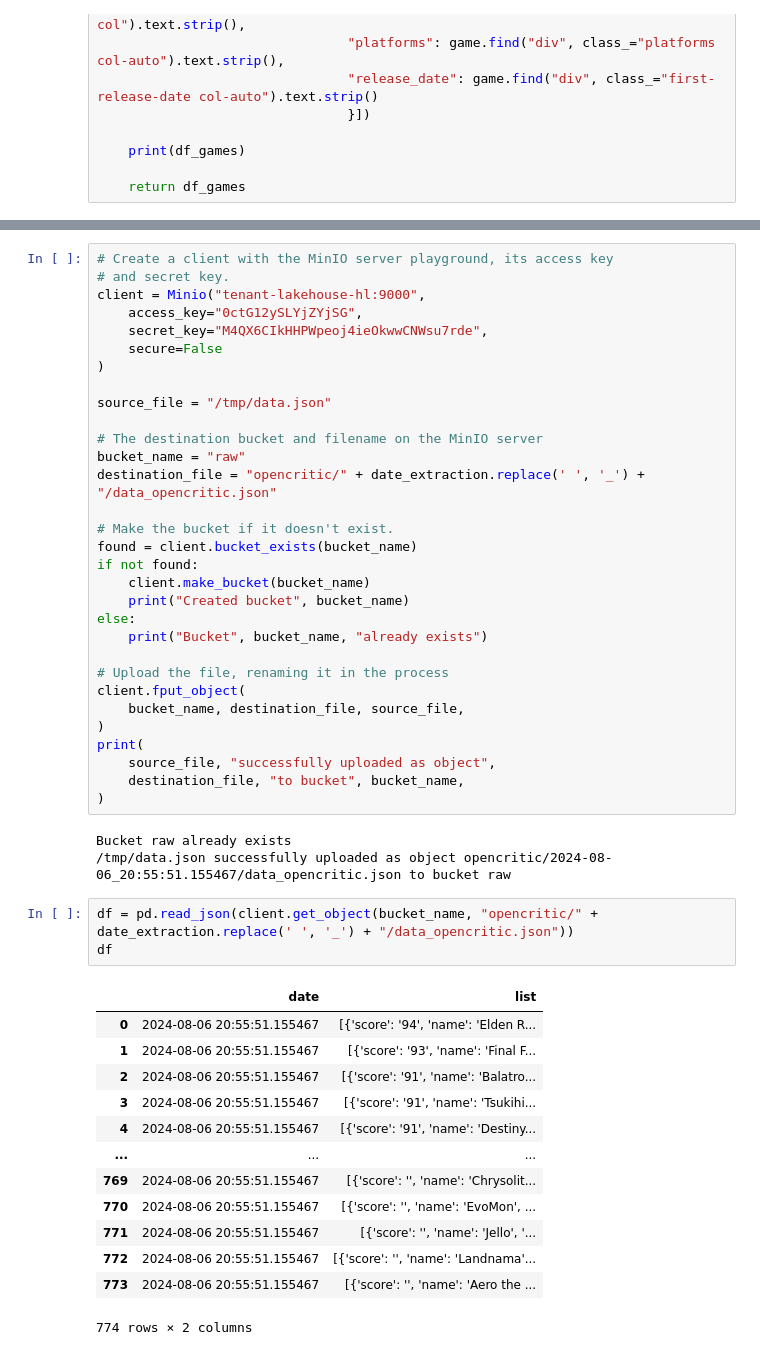
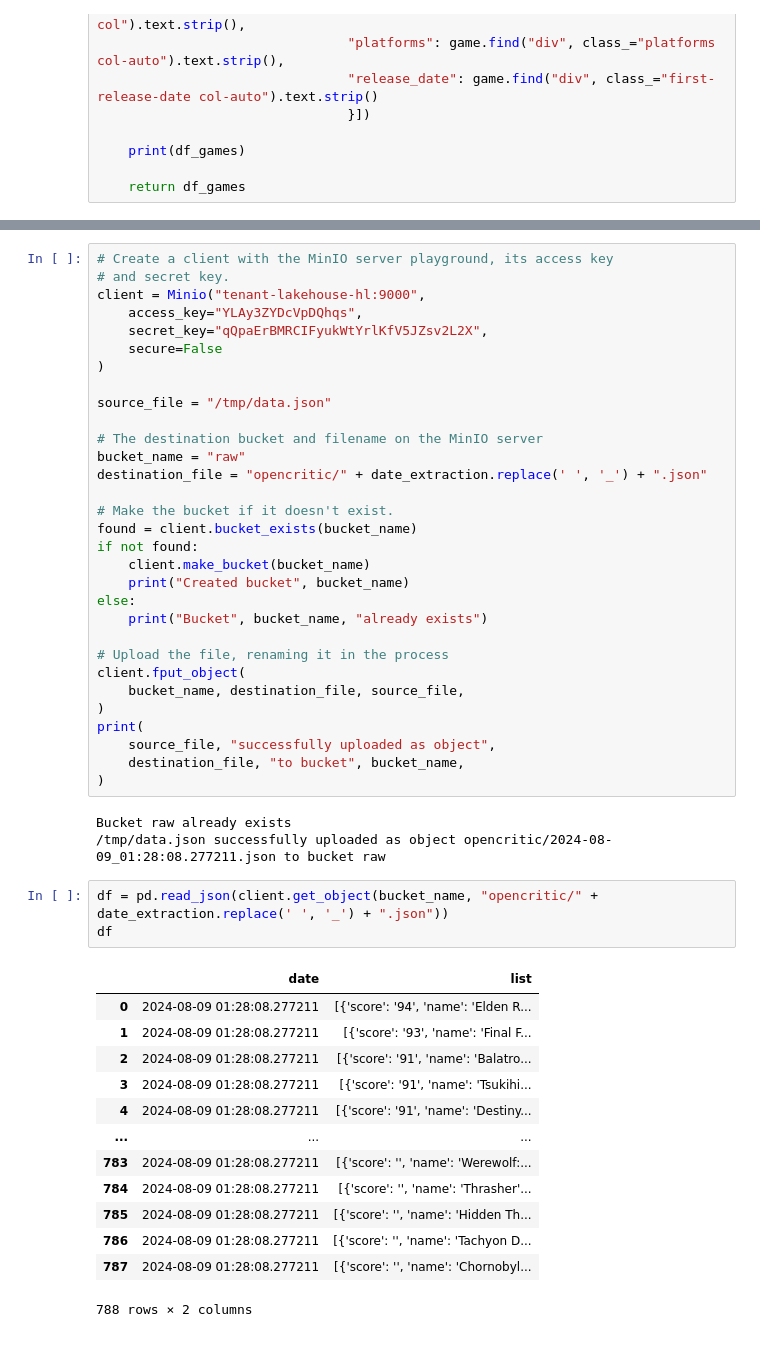
Before and after one commit to thiago-rente/lakehouse, a Jupyter notebook: airflow/scripts/teste_minio_raw.ipynb, the cells around one changed output, grey strips where cells are left out. Cells and saved outputs as stored; diff of their text form.

```diff
--- a/airflow/scripts/teste_minio_raw.ipynb
+++ b/airflow/scripts/teste_minio_raw.ipynb
@@ -101,8 +83,8 @@ https://opencritic.com/browse/all/2024?page=40
 # Create a client with the MinIO server playground, its access key
 # and secret key.
 client = Minio("tenant-lakehouse-hl:9000",
-    access_key="0ctG12ySLYjZYjSG",
-    secret_key="M4QX6CIkHHPWpeoj4ieOkwwCNWsu7rde",
+    access_key="YLAy3ZYDcVpDQhqs",
+    secret_key="qQpaErBMRCIFyukWtYrlKfV5JZsv2L2X",
     secure=False
 )
 
@@ -110,7 +92,7 @@ source_file = "/tmp/data.json"
 
 # The destination bucket and filename on the MinIO server
 bucket_name = "raw"
-destination_file = "opencritic/" + date_extraction.replace(' ', '_') + "/data_opencritic.json"
+destination_file = "opencritic/" + date_extraction.replace(' ', '_') + ".json"
 
 # Make the bucket if it doesn't exist.
 found = client.bucket_exists(bucket_name)
@@ -130,21 +112,21 @@ print(
 )
 # %% [output]
 Bucket raw already exists
-/tmp/data.json successfully uploaded as object opencritic/2024-08-06_20:55:51.155467/data_opencritic.json to bucket raw
+/tmp/data.json successfully uploaded as object opencritic/2024-08-09_01:28:08.277211.json to bucket raw
 # %%
-df = pd.read_json(client.get_object(bucket_name, "opencritic/" + date_extraction.replace(' ', '_') + "/data_opencritic.json"))
+df = pd.read_json(client.get_object(bucket_name, "opencritic/" + date_extraction.replace(' ', '_') + ".json"))
 df
 # %% [output]
 |  | date | list |
-| 0 | 2024-08-06 20:55:51.155467 | [{'score': '94', 'name': 'Elden R... |
-| 1 | 2024-08-06 20:55:51.155467 | [{'score': '93', 'name': 'Final F... |
-| 2 | 2024-08-06 20:55:51.155467 | [{'score': '91', 'name': 'Balatro... |
-| 3 | 2024-08-06 20:55:51.155467 | [{'score': '91', 'name': 'Tsukihi... |
-| 4 | 2024-08-06 20:55:51.155467 | [{'score': '91', 'name': 'Destiny... |
+| 0 | 2024-08-09 01:28:08.277211 | [{'score': '94', 'name': 'Elden R... |
+| 1 | 2024-08-09 01:28:08.277211 | [{'score': '93', 'name': 'Final F... |
+| 2 | 2024-08-09 01:28:08.277211 | [{'score': '91', 'name': 'Balatro... |
+| 3 | 2024-08-09 01:28:08.277211 | [{'score': '91', 'name': 'Tsukihi... |
+| 4 | 2024-08-09 01:28:08.277211 | [{'score': '91', 'name': 'Destiny... |
 | ... | ... | ... |
-| 769 | 2024-08-06 20:55:51.155467 | [{'score': '', 'name': 'Chrysolit... |
-| 770 | 2024-08-06 20:55:51.155467 | [{'score': '', 'name': 'EvoMon', ... |
-| 771 | 2024-08-06 20:55:51.155467 | [{'score': '', 'name': 'Jello', '... |
-| 772 | 2024-08-06 20:55:51.155467 | [{'score': '', 'name': 'Landnama'... |
-| 773 | 2024-08-06 20:55:51.155467 | [{'score': '', 'name': 'Aero the ... |
+| 783 | 2024-08-09 01:28:08.277211 | [{'score': '', 'name': 'Werewolf:... |
+| 784 | 2024-08-09 01:28:08.277211 | [{'score': '', 'name': 'Thrasher'... |
+| 785 | 2024-08-09 01:28:08.277211 | [{'score': '', 'name': 'Hidden Th... |
+| 786 | 2024-08-09 01:28:08.277211 | [{'score': '', 'name': 'Tachyon D... |
+| 787 | 2024-08-09 01:28:08.277211 | [{'score': '', 'name': 'Chornobyl... |
-774 rows × 2 columns
+788 rows × 2 columns
```
Also changed, not shown: parts of 3 cells of this notebook, 4 other files.
